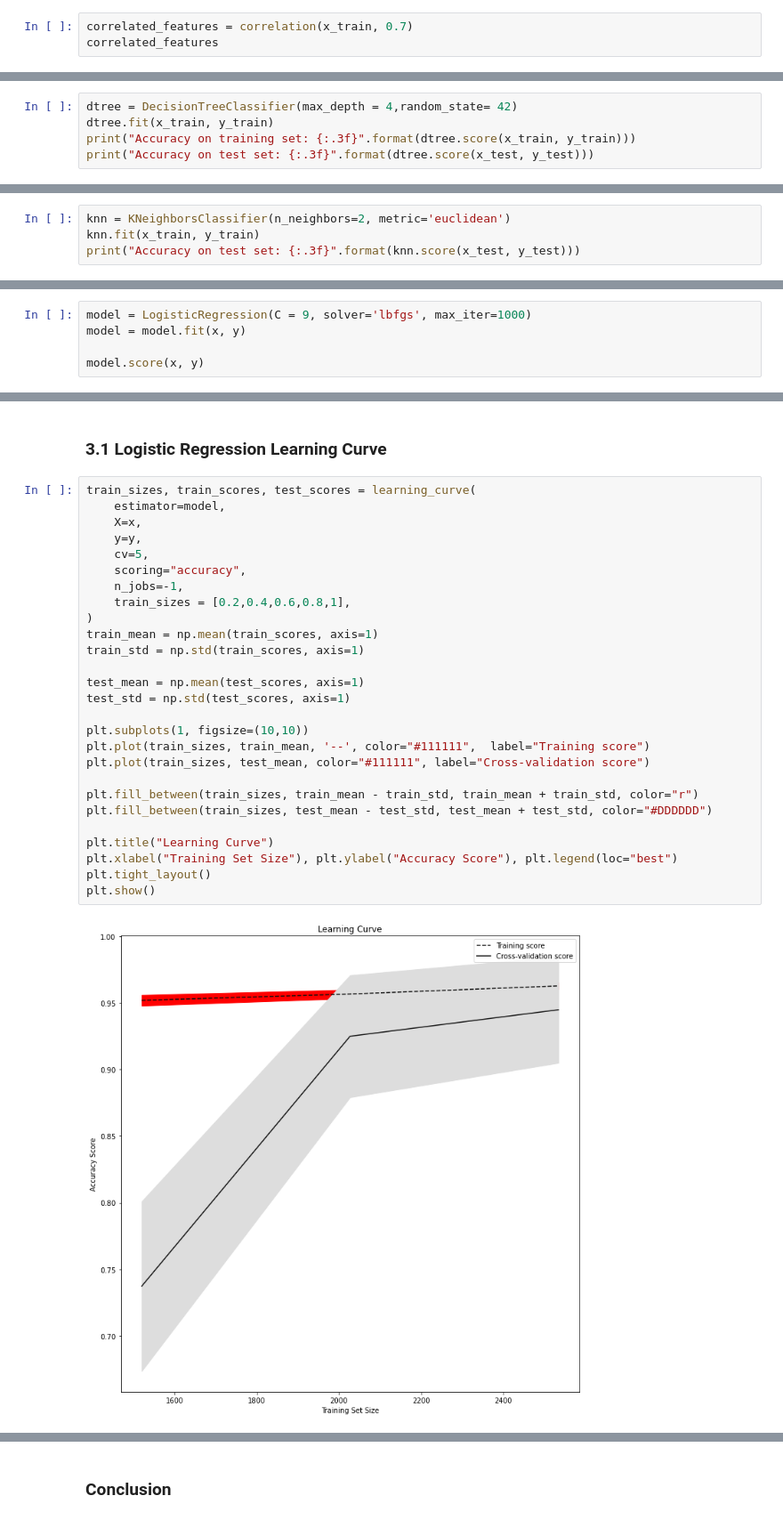
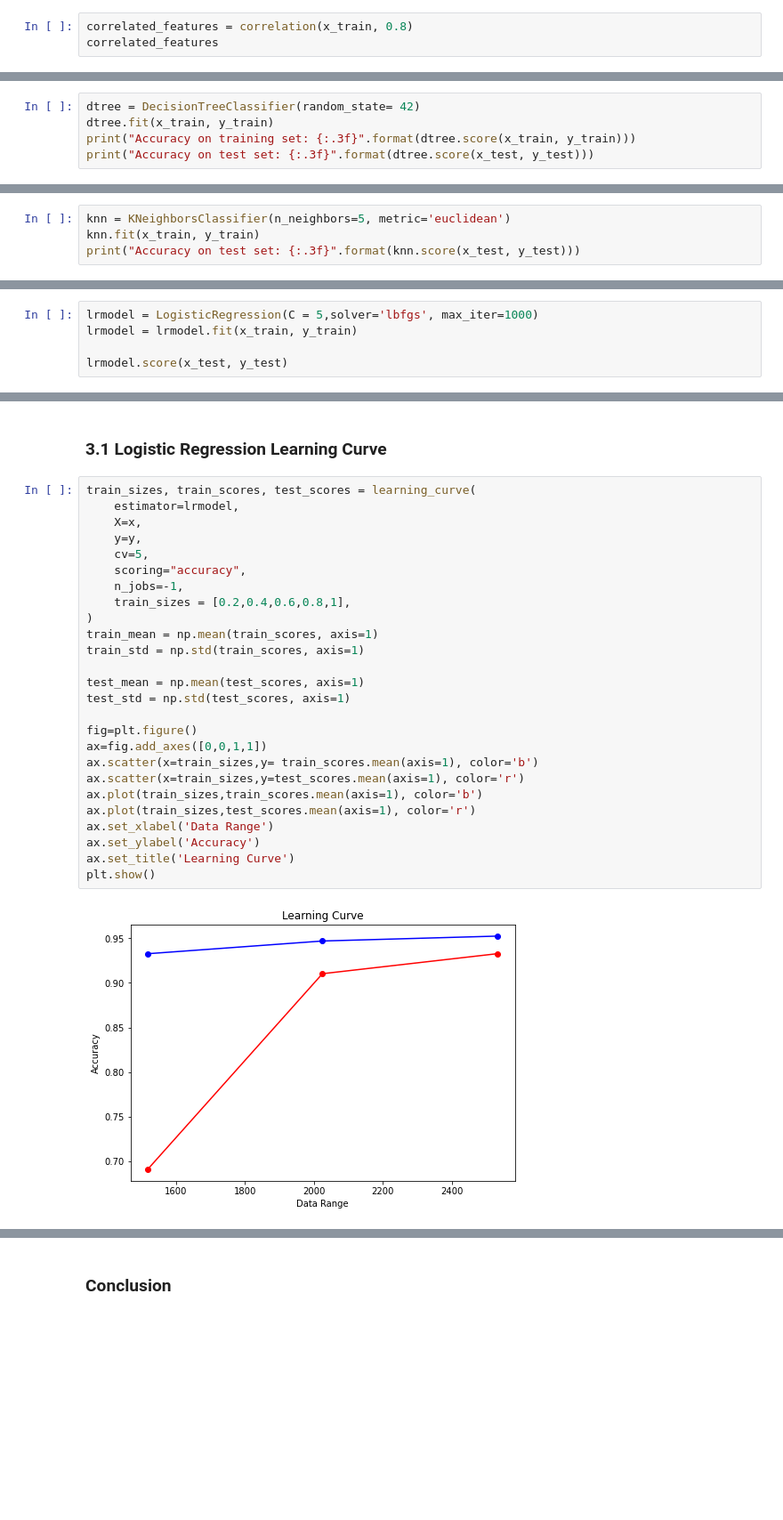
Before and after one commit to Popusa/gender-voice-classification, a Jupyter notebook: gender-voice-classification.ipynb, the cells around one changed output, grey strips where cells are left out. Shown at 89% size. Saved outputs shown, nothing was run; the diff lists cells and outputs as text; blank space fills up the shorter version.

```diff
--- a/gender-voice-classification.ipynb
+++ b/gender-voice-classification.ipynb
@@ -301,6 +561,6 @@ def correlation(dataset, threshold):
                 col_corr.add(colname)
     return col_corr
 # %%
-correlated_features = correlation(x_train, 0.7)
+correlated_features = correlation(x_train, 0.8)
 correlated_features
 # %% [output]
@@ -332,5 +582,5 @@ from sklearn.tree import DecisionTreeClassifier
 # %%
-dtree = DecisionTreeClassifier(max_depth = 4,random_state= 42)
+dtree = DecisionTreeClassifier(random_state= 42)
 dtree.fit(x_train, y_train)
 print("Accuracy on training set: {:.3f}".format(dtree.score(x_train, y_train)))
 print("Accuracy on test set: {:.3f}".format(dtree.score(x_test, y_test)))
@@ -395,5 +642,5 @@ The best K value is 3
 # %%
-knn = KNeighborsClassifier(n_neighbors=2, metric='euclidean')
+knn = KNeighborsClassifier(n_neighbors=5, metric='euclidean')
 knn.fit(x_train, y_train)
 print("Accuracy on test set: {:.3f}".format(knn.score(x_test, y_test)))
 # %% [output]
@@ -435,6 +680,6 @@ from sklearn.linear_model import LogisticRegression
 # %%
-model = LogisticRegression(C = 9, solver='lbfgs', max_iter=1000)
-model = model.fit(x, y)
+lrmodel = LogisticRegression(C = 5,solver='lbfgs', max_iter=1000)
+lrmodel = lrmodel.fit(x_train, y_train)
 
-model.score(x, y)
+lrmodel.score(x_test, y_test)
 # %% [output]
@@ -443,31 +688,30 @@ model.score(x, y)
 ### 3.1 Logistic Regression Learning Curve
 # %%
 train_sizes, train_scores, test_scores = learning_curve(
-    estimator=model,
+    estimator=lrmodel,
     X=x,
     y=y,
     cv=5,
     scoring="accuracy",
     n_jobs=-1,
     train_sizes = [0.2,0.4,0.6,0.8,1],
 )
 train_mean = np.mean(train_scores, axis=1)
 train_std = np.std(train_scores, axis=1)
 
 test_mean = np.mean(test_scores, axis=1)
 test_std = np.std(test_scores, axis=1)
 
-plt.subplots(1, figsize=(10,10))
-plt.plot(train_sizes, train_mean, '--', color="#111111",  label="Training score")
-plt.plot(train_sizes, test_mean, color="#111111", label="Cross-validation score")
-
-plt.fill_between(train_sizes, train_mean - train_std, train_mean + train_std, color="r")
-plt.fill_between(train_sizes, test_mean - test_std, test_mean + test_std, color="#DDDDDD")
-
-plt.title("Learning Curve")
-plt.xlabel("Training Set Size"), plt.ylabel("Accuracy Score"), plt.legend(loc="best")
-plt.tight_layout()
+fig=plt.figure()
+ax=fig.add_axes([0,0,1,1])
+ax.scatter(x=train_sizes,y= train_scores.mean(axis=1), color='b')
+ax.scatter(x=train_sizes,y=test_scores.mean(axis=1), color='r')
+ax.plot(train_sizes,train_scores.mean(axis=1), color='b')
+ax.plot(train_sizes,test_scores.mean(axis=1), color='r')
+ax.set_xlabel('Data Range')
+ax.set_ylabel('Accuracy')
+ax.set_title('Learning Curve')
 plt.show()
 # %% [output]
-[figure, old version]
+[figure, new version]
 # %% [markdown]
```
Also changed, not shown: parts of 107 cells of this notebook.
